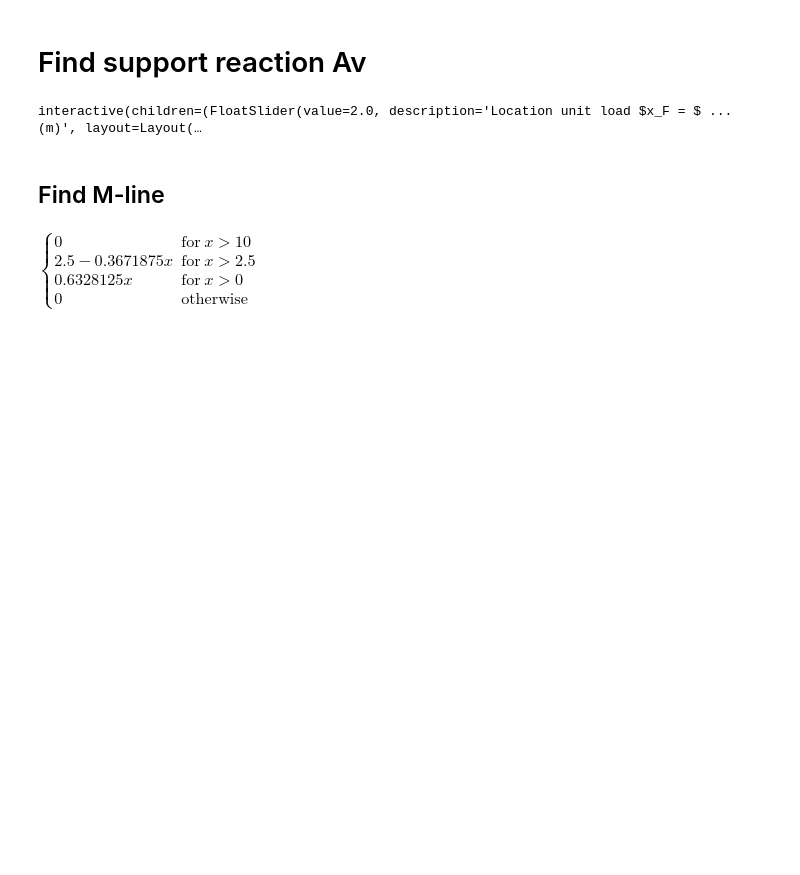
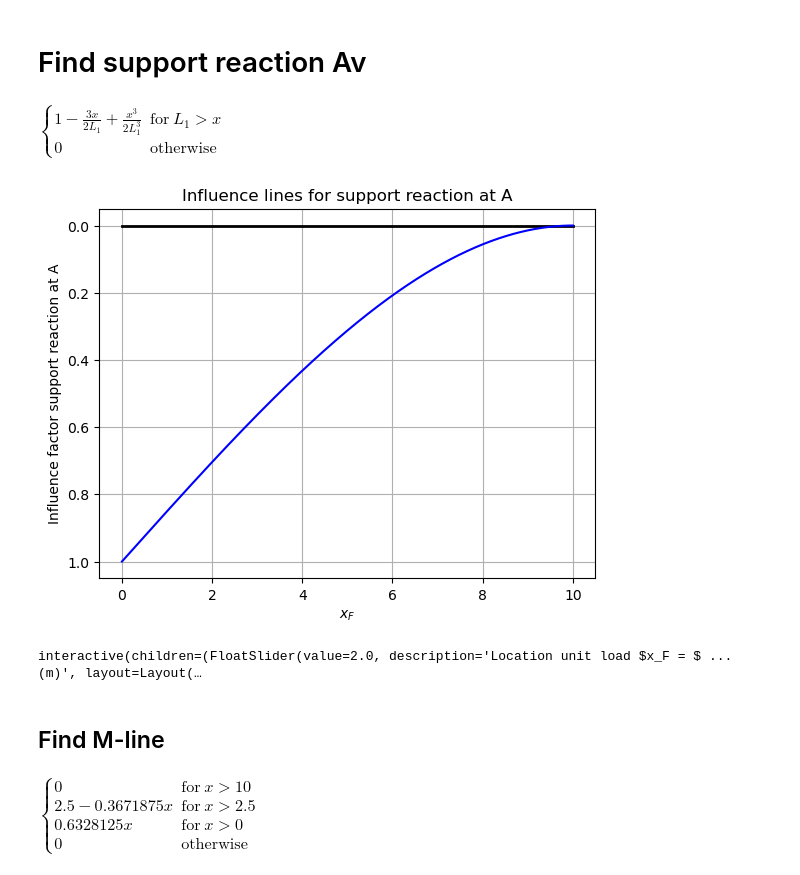
Before and after one commit to Tom-van-Woudenberg/Shared_notebooks, a Jupyter notebook: Structural_Mechanics_4/Interactive_influence_line_exercise_book.ipynb, the cells around one changed output. Drawn from its saved outputs; the diff is of its cells as text; code cells hidden in the pictures; blank space fills up the shorter version.

```diff
--- a/Structural_Mechanics_4/Interactive_influence_line_exercise_book.ipynb
+++ b/Structural_Mechanics_4/Interactive_influence_line_exercise_book.ipynb
@@ -43,6 +43,21 @@ V_numpy = sp.lambdify([L1,a,EI,x],V_sol.rewrite(sp.Piecewise))
 M_sol = M.subs(sol)
 M_subs = M_sol.subs([(L1,10),(a,2.5),(EI,5000)])
 M_numpy = sp.lambdify([L1,a,EI,x],M_sol.rewrite(sp.Piecewise))
+# %%
+display(sp.simplify(Bv_sol.rewrite(sp.Piecewise)).expand().subs(a,x))
+x_plot = np.linspace(0,10,1000)
+plt.plot([0,10],[0,0],color='black',linewidth=2)
+plt.plot(x_plot,Bv_numpy(L1=10,EI=5000,a=x_plot),color="blue")
+plt.xlabel('$x_F$')
+plt.ylabel('Influence factor support reaction at A')
+axs = plt.gca()
+axs.grid()
+axs.invert_yaxis()
+title0 = 'Influence lines for support reaction at A'
+axs.set_title(title0);
+# %% [output]
+$\displaystyle \begin{cases} 1 - \frac{3 x}{2 L_{1}} + \frac{x^{3}}{2 L_{1}^{3}} & \text{for}\: L_{1} > x \\0 & \text{otherwise} \end{cases}$
+[figure, added]
 # %%
 #q = - Bv * sp.SingularityFunction(x,0,-1) - Cv * sp.SingularityFunction(x,L1,-1) + Cm * sp.SingularityFunction(x,L1,-2) + 1 * sp.SingularityFunction(x,a,-1)
 # V = -sp.integrate(q,x)+C1
```
Also changed, not shown: parts of 1 cell of this notebook.
